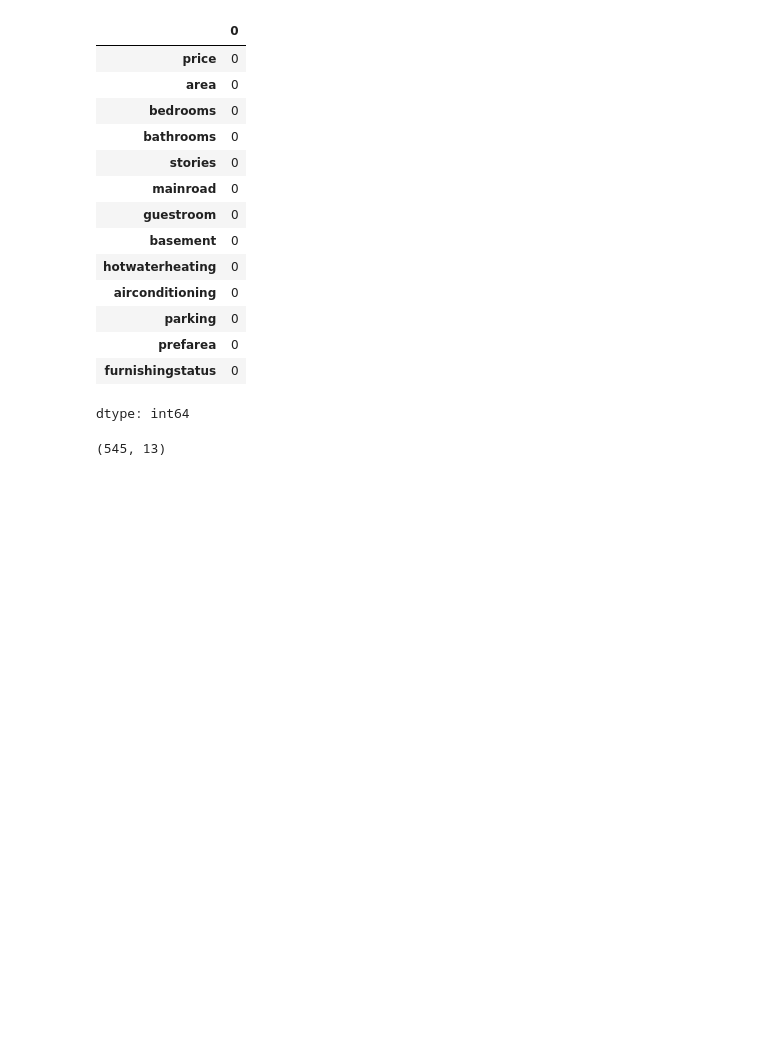
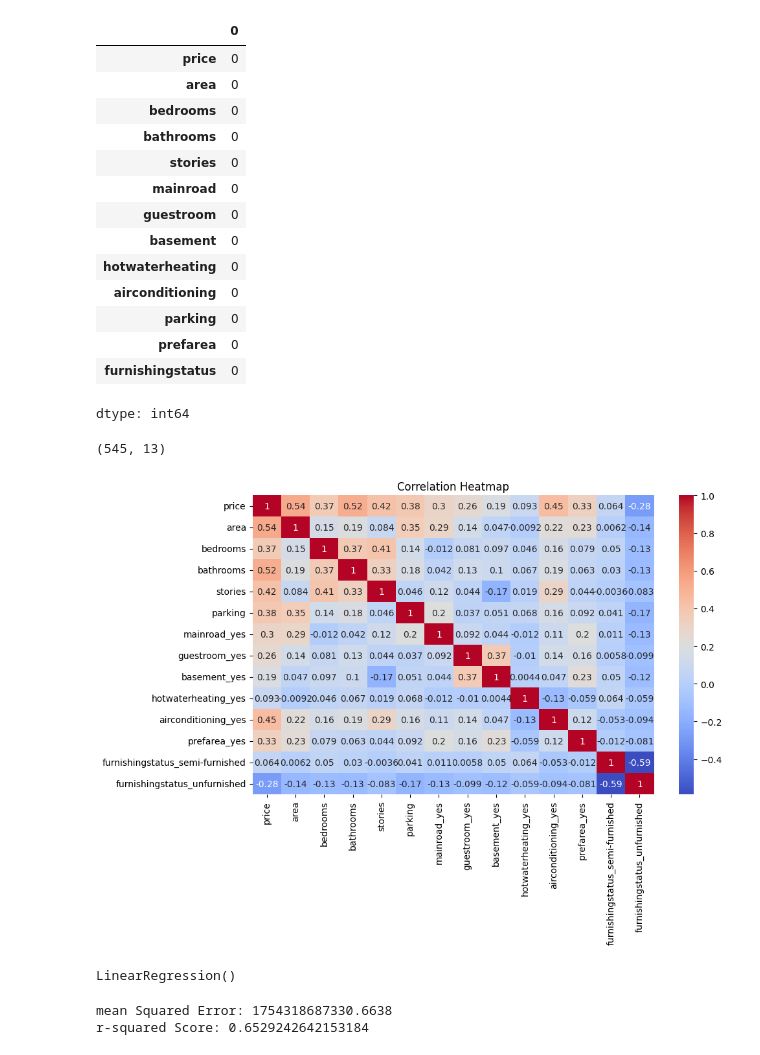
Before and after one commit to shinjihirako13-vis/Elevate-Lab-Task-3, a Jupyter notebook: Task_3.ipynb, the cells around one changed output. Saved outputs shown, nothing was run; the diff lists cells and outputs as text; code cells hidden in the pictures; blank space fills up the shorter version.

```diff
--- a/Task_3.ipynb
+++ b/Task_3.ipynb
@@ -69,0 +76,9 @@ housing.shape
+# %%
+housing_encoded = pd.get_dummies(housing, drop_first=True)
+# %%
+plt.figure(figsize=(10,6))
+sns.heatmap(housing_encoded.corr(), annot=True, cmap='coolwarm')
+plt.title("Correlation Heatmap")
+plt.show()
+# %% [output]
+[figure, added]
@@ -69,0 +90,5 @@ housing.shape
+# %%
+model = LinearRegression()
+model.fit(X_train, y_train)
+# %% [output]
+LinearRegression()
@@ -69,0 +97,6 @@ housing.shape
+# %%
+print("mean Squared Error:", mean_squared_error(y_test, y_pred))
+print("r-squared Score:", r2_score(y_test, y_pred))
+# %% [output]
+mean Squared Error: 1754318687330.6638
+r-squared Score: 0.6529242642153184
```
Also changed, not shown: parts of 7 cells of this notebook.
